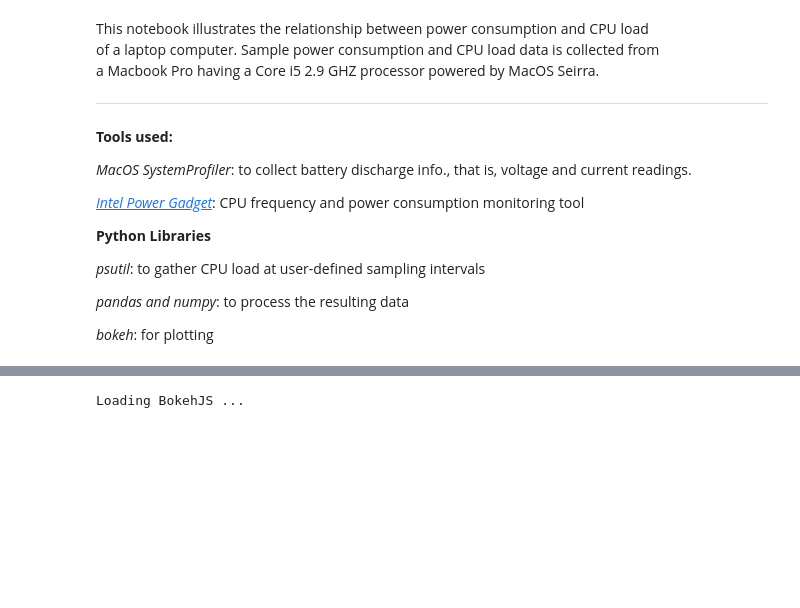
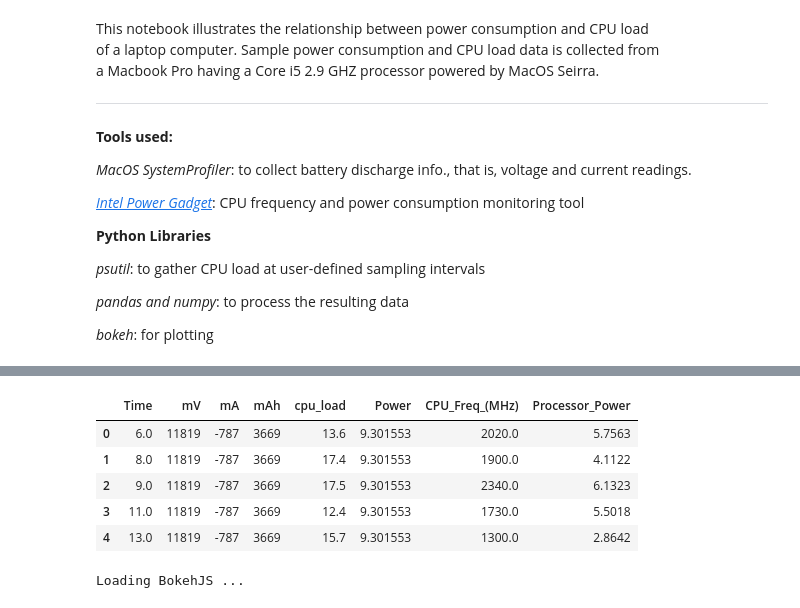
Before and after one commit to mEyob/CPU_load_VS_Power, a Jupyter notebook: PowerProfile.ipynb, the cells around one changed output, grey strips where cells are left out. Drawn from its saved outputs; the diff is of its cells as text; code cells hidden in the pictures; blank space fills up the shorter version.

```diff
--- a/PowerProfile.ipynb
+++ b/PowerProfile.ipynb
@@ -90,0 +76,5 @@ cpu_data.head()
+# %%
+start_time = cpu_data.Time[0] if cpu_data.Time[0] < sys_data.Time[0] else sys_data.Time[0]
+# %%
+sys_data['Time'] = sys_data.Time - start_time
+cpu_data['Time'] = cpu_data.Time - start_time
@@ -90,0 +90,2 @@ cpu_data.head()
+# %%
+avg_cpu_data = cpu_data.groupby(by='Time', as_index=False).agg(np.mean)
@@ -91,3 +101,14 @@ cpu_data.head()
+# %%
+merged_data = pd.merge(sys_data, avg_cpu_data, on='Time')
+# %%
+merged_data.head()
+# %% [output]
+|  | Time | mV | mA | mAh | cpu_load | Power | CPU_Freq_(MHz) | Processor_Power |
+| 0 | 6.0 | 11819 | -787 | 3669 | 13.6 | 9.301553 | 2020.0 | 5.7563 |
+| 1 | 8.0 | 11819 | -787 | 3669 | 17.4 | 9.301553 | 1900.0 | 4.1122 |
+| 2 | 9.0 | 11819 | -787 | 3669 | 17.5 | 9.301553 | 2340.0 | 6.1323 |
+| 3 | 11.0 | 11819 | -787 | 3669 | 12.4 | 9.301553 | 1730.0 | 5.5018 |
+| 4 | 13.0 | 11819 | -787 | 3669 | 15.7 | 9.301553 | 1300.0 | 2.8642 |
 # %%
 from bokeh.io import output_notebook, show
 from bokeh.plotting import figure
```
Also changed, not shown: parts of 20 cells of this notebook, 2 other files.
